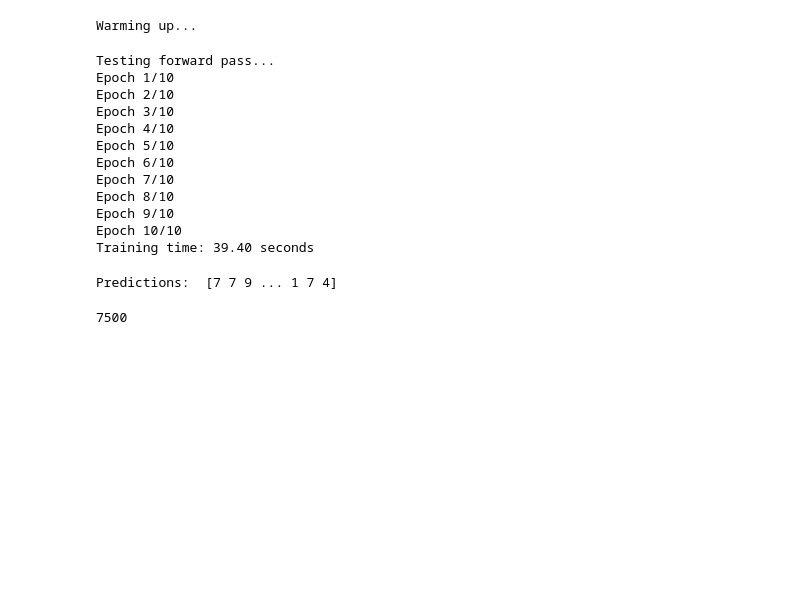
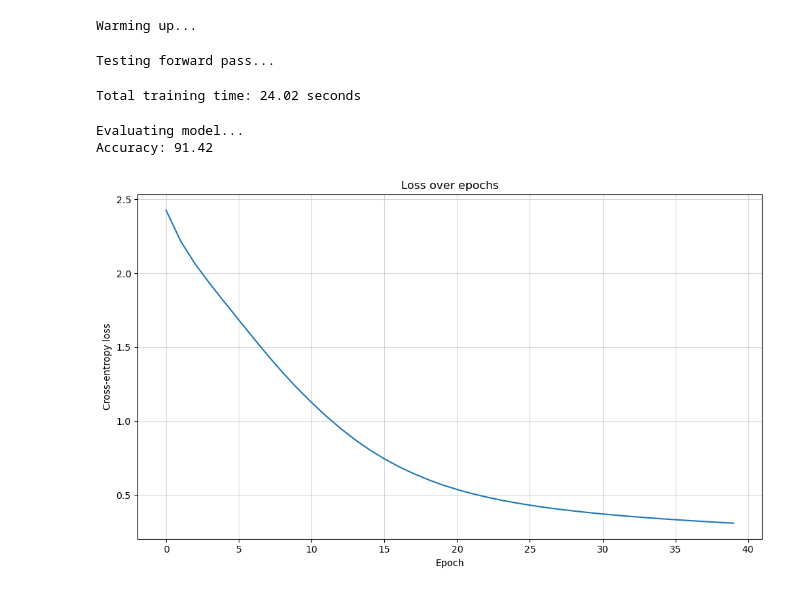
Before and after one commit to anshxl/srivas63_CMSE401, a Jupyter notebook: numba_optimization/test_parallel.ipynb, the cells around one changed output. Drawn from its saved outputs; the diff is of its cells as text; code cells hidden in the pictures; blank space fills up the shorter version.

```diff
--- a/numba_optimization/test_parallel.ipynb
+++ b/numba_optimization/test_parallel.ipynb
@@ -22,26 +22,20 @@ Warming up...
 # %%
 #Test forward pass
 print("Testing forward pass...")
-preds = nn.train(X_train, 10, 32)
+nn.train(X_train, y_train, learning_rate=0.001, epochs=40)
 # %% [output]
 Testing forward pass...
-Epoch 1/10
-Epoch 2/10
-Epoch 3/10
-Epoch 4/10
-Epoch 5/10
-Epoch 6/10
-Epoch 7/10
-Epoch 8/10
-Epoch 9/10
-Epoch 10/10
-Training time: 39.40 seconds
+Total training time: 24.02 seconds
-# %%
-preds = np.argmax(preds, axis=1)
-print("Predictions: ", preds)
-# %% [output]
-Predictions:  [7 7 9 ... 1 7 4]
-# %%
-X_train.shape[0] // 8
-# %% [output]
-7500
+# %%
+#Evaluate model
+print("Evaluating model...")
+accuracy = nn.evaluate(X_test, y_test)
+print("Accuracy:", accuracy)
+# %% [output]
+Evaluating model...
+Accuracy: 91.42
+# %%
+#Plot loss
+nn.plot_loss(show_inline=True)
+# %% [output]
+[figure, added]
```
Also changed, not shown: parts of 1 cell of this notebook, 3 other files.
